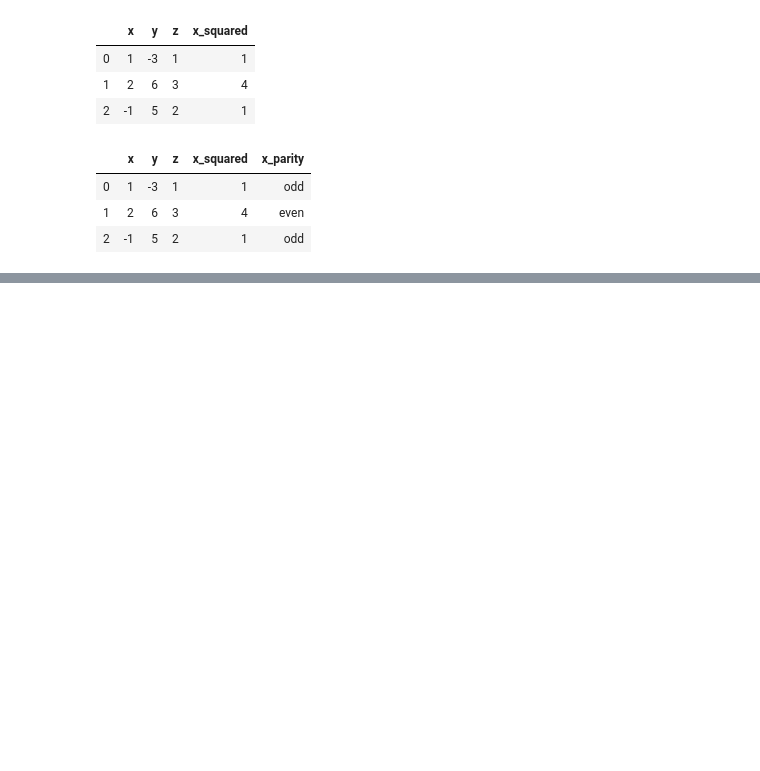
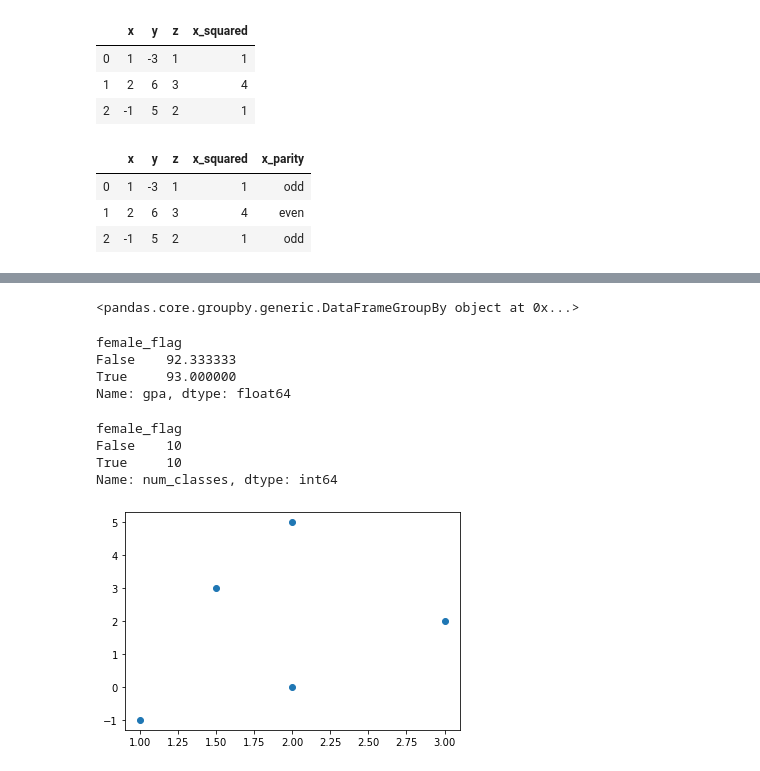
Before and after one commit to samyon7/Statistics-Python, a Jupyter notebook: Work_2/work_2-1.ipynb, the cells around one changed output, grey strips where cells are left out. Drawn from its saved outputs; the diff is of its cells as text; code cells hidden in the pictures; blank space fills up the shorter version.

```diff
--- a/Work_2/work_2-1.ipynb
+++ b/Work_2/work_2-1.ipynb
@@ -314,0 +403,29 @@ df
+# %%
+gender_group = student_df.groupby('female_flag')
+gender_group
+# %% [output]
+<pandas.core.groupby.generic.DataFrameGroupBy object at 0x...>
+# %%
+gender_group['gpa'].mean()
+# %% [output]
+female_flag
+False    92.333333
+True     93.000000
+Name: gpa, dtype: float64
+# %%
+gender_group['num_classes'].sum()
+# %% [output]
+female_flag
+False    10
+True     10
+Name: num_classes, dtype: int64
+# %%
+x = [1,2,3,1.5,2]
+y = [-1,5,2,3,0]
+# %%
+import matplotlib.pyplot as plt
+
+plt.scatter(x,y)
+plt.show()
+# %% [output]
+[figure, added]
```
Also changed, not shown: parts of 29 cells of this notebook.
